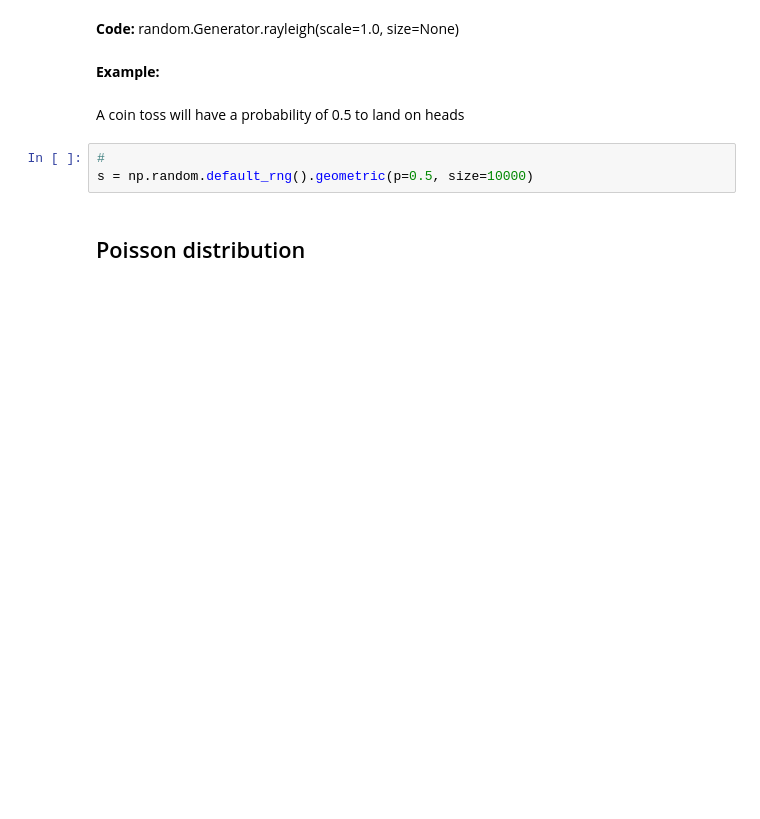
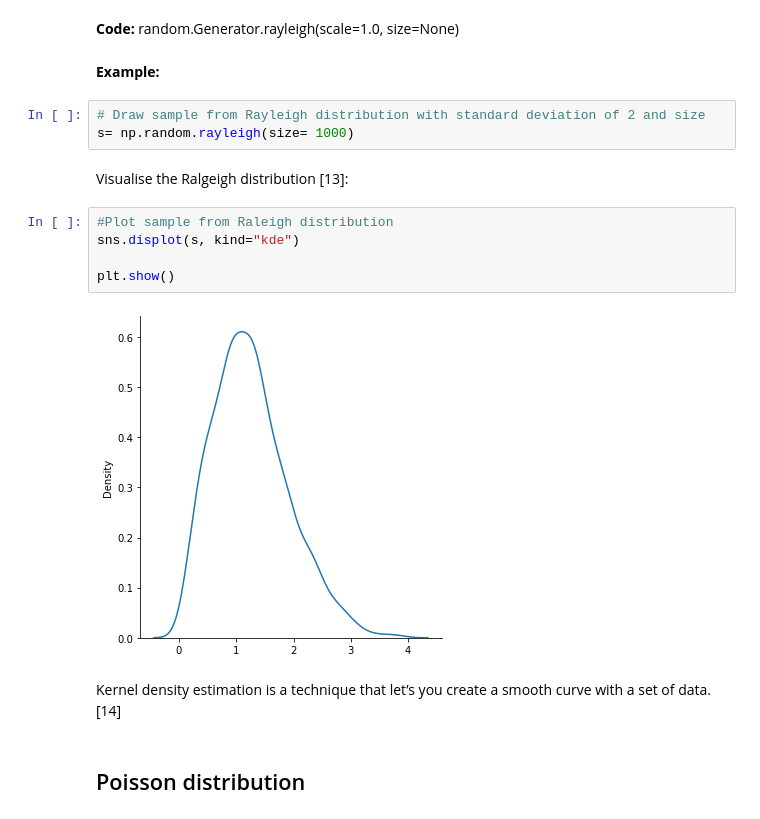
Before and after one commit to Lonabean98/numpy-random, a Jupyter notebook: numpy.random.ipynb, the cells around one changed output. Saved outputs shown, nothing was run; the diff lists cells and outputs as text; blank space fills up the shorter version.

Commit message:
added to raleigh distribution

```diff
--- a/numpy.random.ipynb
+++ b/numpy.random.ipynb
@@ -158,11 +159,20 @@ The raleigh distribution is used in signal processing.
 **Code:** random.Generator.rayleigh(scale=1.0, size=None)
 # %% [markdown]
 **Example:**
-# %% [markdown]
-A coin toss will have a probability of 0.5 to land on heads
 # %%
-#
-s = np.random.default_rng().geometric(p=0.5, size=10000)
+# Draw sample from Rayleigh distribution with standard deviation of 2 and size
+s= np.random.rayleigh(size= 1000)
+# %% [markdown]
+Visualise the Ralgeigh distribution [13]:
+# %%
+#Plot sample from Raleigh distribution
+sns.displot(s, kind="kde")
+
+plt.show()
+# %% [output]
+[figure, added]
+# %% [markdown]
+Kernel density estimation is a technique that let’s you create a smooth curve with a set of data. [14]
 # %% [markdown]
 ## Poisson distribution
 # %% [markdown]
```
Also changed, not shown: parts of 27 cells of this notebook.
